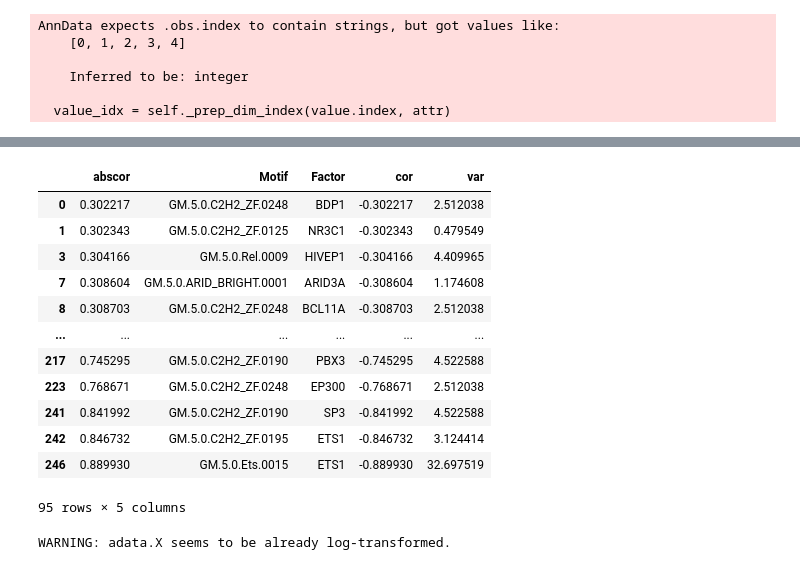
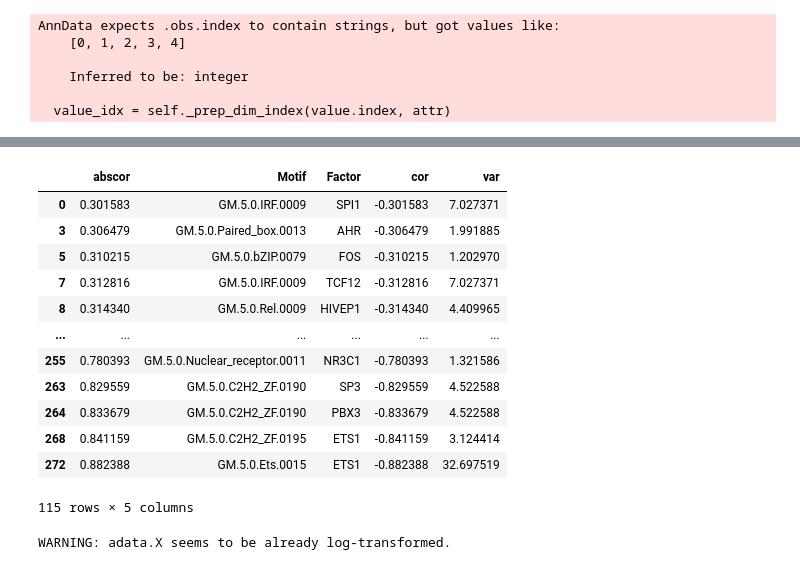
Before and after one commit to Arts-of-coding/AnanseScanpy, a Jupyter notebook: vignettes/AnanseScanpy_Jupyter_PBMC_vignette-including-optional-Maelstrom.ipynb, the cells around one changed output, grey strips where cells are left out. Saved outputs shown, nothing was run; the diff lists cells and outputs as text; code cells hidden in the pictures.

```diff
--- a/vignettes/AnanseScanpy_Jupyter_PBMC_vignette-including-optional-Maelstrom.ipynb
+++ b/vignettes/AnanseScanpy_Jupyter_PBMC_vignette-including-optional-Maelstrom.ipynb
@@ -110,10 +110,9 @@ df_mael2 = per_cluster_df(anndata=rna_PBMC,assay="maelstrom",cluster_id = "predi
 # Link motifs to transcription factors specified with "combine_motifs" parameter.
 # Here, the means of all motifs will be used (other options include: max_var and max_cor; see help)
 
-Maelstrom_Motif2TF(anndata=rna_PBMC,mot_mat = df_mael2,
+rna_PBMC=Maelstrom_Motif2TF(anndata=rna_PBMC,
                    cluster_id = 'predicted.id',
-                   maelstrom_dir= "AnanseScanpy_outs/maelstrom/",
-                   outputdir = "AnanseScanpy_outs/maelstrom/",combine_motifs="means")
+                   maelstrom_dir= "AnanseScanpy_outs/maelstrom/",combine_motifs="max_cor")
 
 # Note: if you already have a dataframe from maelstrom as input, the function will run faster
 # %% [output]
@@ -146,23 +146,23 @@ AnnData expects .obs.index to contain strings, but got values like:
 # %%
 # If you want to see which motif corresponds with which factor, you can extract the metadata
 # Here the anti-correlation assay is shown (TFanticor); other option includes TFcor_means
-# Based on your used "combine_motifs" parameter; you can change below to rna_PBMC.uns["TFanticor_max_cor"]
-# Here, the means of both the GM.5.0.C2H2_ZF.0195 and GM.5.0.Ets.0015 motifs were used factor ETS1
-rna_PBMC.uns["TFanticor_means"]
+# Based on your used "combine_motifs" parameter; you can change below to rna_PBMC.uns["TFanticor_max_var"]
+# Here, the max_cor is the GM.5.0.Ets.0015 motif used factor ETS1
+rna_PBMC.uns["TFanticor_max_cor"]
 # %% [output]
 |  | abscor | Motif | Factor | cor | var |
-| 0 | 0.302217 | GM.5.0.C2H2_ZF.0248 | BDP1 | -0.302217 | 2.512038 |
-| 1 | 0.302343 | GM.5.0.C2H2_ZF.0125 | NR3C1 | -0.302343 | 0.479549 |
-| 3 | 0.304166 | GM.5.0.Rel.0009 | HIVEP1 | -0.304166 | 4.409965 |
-| 7 | 0.308604 | GM.5.0.ARID_BRIGHT.0001 | ARID3A | -0.308604 | 1.174608 |
-| 8 | 0.308703 | GM.5.0.C2H2_ZF.0248 | BCL11A | -0.308703 | 2.512038 |
+| 0 | 0.301583 | GM.5.0.IRF.0009 | SPI1 | -0.301583 | 7.027371 |
+| 3 | 0.306479 | GM.5.0.Paired_box.0013 | AHR | -0.306479 | 1.991885 |
+| 5 | 0.310215 | GM.5.0.bZIP.0079 | FOS | -0.310215 | 1.202970 |
+| 7 | 0.312816 | GM.5.0.IRF.0009 | TCF12 | -0.312816 | 7.027371 |
+| 8 | 0.314340 | GM.5.0.Rel.0009 | HIVEP1 | -0.314340 | 4.409965 |
 | ... | ... | ... | ... | ... | ... |
-| 217 | 0.745295 | GM.5.0.C2H2_ZF.0190 | PBX3 | -0.745295 | 4.522588 |
-| 223 | 0.768671 | GM.5.0.C2H2_ZF.0248 | EP300 | -0.768671 | 2.512038 |
-| 241 | 0.841992 | GM.5.0.C2H2_ZF.0190 | SP3 | -0.841992 | 4.522588 |
-| 242 | 0.846732 | GM.5.0.C2H2_ZF.0195 | ETS1 | -0.846732 | 3.124414 |
-| 246 | 0.889930 | GM.5.0.Ets.0015 | ETS1 | -0.889930 | 32.697519 |
+| 255 | 0.780393 | GM.5.0.Nuclear_receptor.0011 | NR3C1 | -0.780393 | 1.321586 |
+| 263 | 0.829559 | GM.5.0.C2H2_ZF.0190 | SP3 | -0.829559 | 4.522588 |
+| 264 | 0.833679 | GM.5.0.C2H2_ZF.0190 | PBX3 | -0.833679 | 4.522588 |
+| 268 | 0.841159 | GM.5.0.C2H2_ZF.0195 | ETS1 | -0.841159 | 3.124414 |
+| 272 | 0.882388 | GM.5.0.Ets.0015 | ETS1 | -0.882388 | 32.697519 |
-95 rows × 5 columns
+115 rows × 5 columns
 # %%
 # Generate a UMAP if not performed already during pre-processing
 adata=rna_PBMC
```
Also changed, not shown: parts of 6 cells of this notebook, 1 other file.
